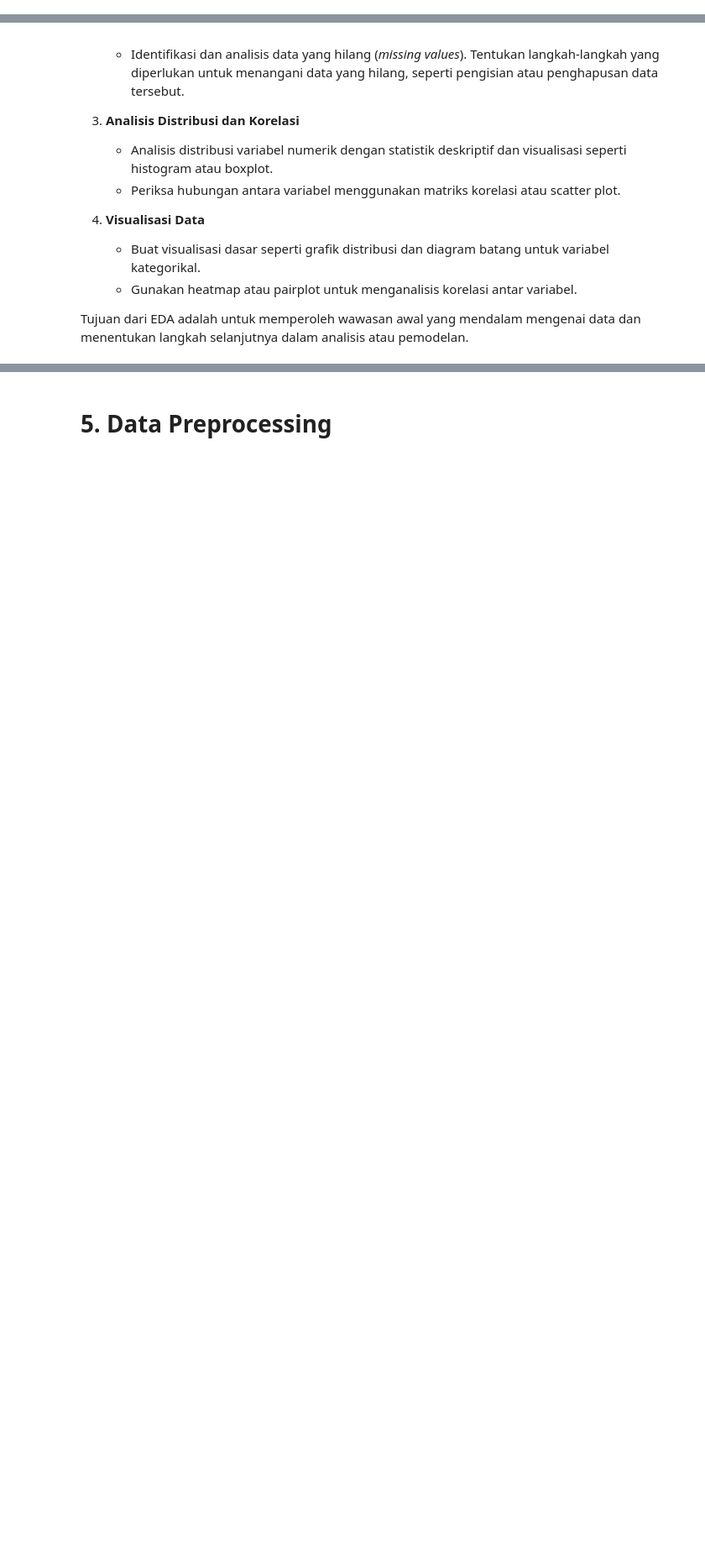
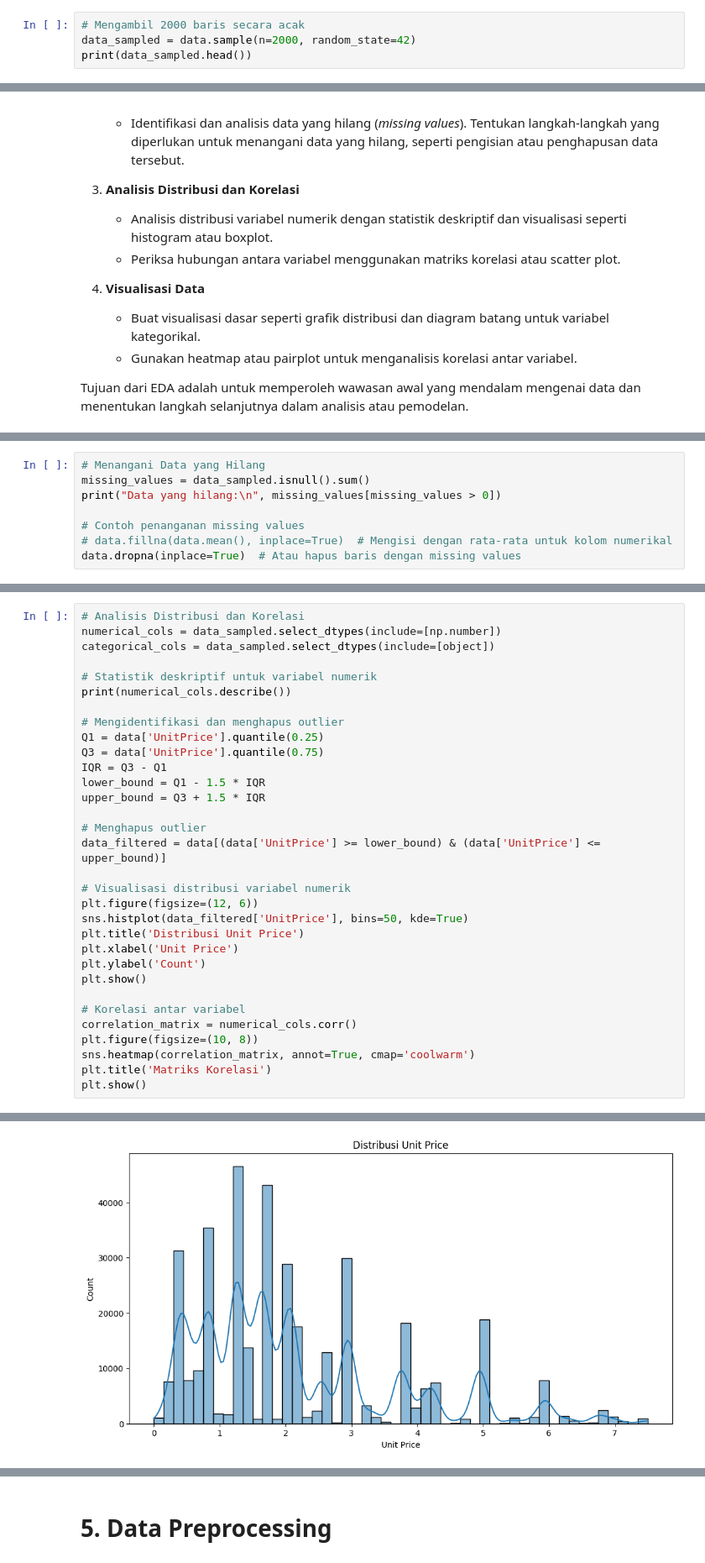
Before and after one commit to Loverzzz/E-commerceSales, a Jupyter notebook: [Clustering]_Submission_Akhir_BMLP_ReynaldoABT.ipynb, the cells around one changed output, grey strips where cells are left out. Shown: that part at 84% size. Cells and saved outputs as stored; diff of their text form; blank space fills up the shorter version.

```diff
--- a/[Clustering]_Submission_Akhir_BMLP_ReynaldoABT.ipynb
+++ b/[Clustering]_Submission_Akhir_BMLP_ReynaldoABT.ipynb
@@ -58,3 +57,7 @@ print(data.head())
 2  12/1/2010 8:26       2.75     17850.0  United Kingdom
 3  12/1/2010 8:26       3.39     17850.0  United Kingdom
 4  12/1/2010 8:26       3.39     17850.0  United Kingdom
+# %%
+# Mengambil 2000 baris secara acak
+data_sampled = data.sample(n=2000, random_state=42)
+print(data_sampled.head())
@@ -83,0 +115,8 @@ Tujuan dari EDA adalah untuk memperoleh wawasan awal yang mendalam mengenai data
+# %%
+# Menangani Data yang Hilang
+missing_values = data_sampled.isnull().sum()
+print("Data yang hilang:\n", missing_values[missing_values > 0])
+
+# Contoh penanganan missing values
+# data.fillna(data.mean(), inplace=True)  # Mengisi dengan rata-rata untuk kolom numerikal
+data.dropna(inplace=True)  # Atau hapus baris dengan missing values
@@ -83,0 +135,33 @@ Tujuan dari EDA adalah untuk memperoleh wawasan awal yang mendalam mengenai data
+# %%
+# Analisis Distribusi dan Korelasi
+numerical_cols = data_sampled.select_dtypes(include=[np.number])
+categorical_cols = data_sampled.select_dtypes(include=[object])
+
+# Statistik deskriptif untuk variabel numerik
+print(numerical_cols.describe())
+
+# Mengidentifikasi dan menghapus outlier
+Q1 = data['UnitPrice'].quantile(0.25)
+Q3 = data['UnitPrice'].quantile(0.75)
+IQR = Q3 - Q1
+lower_bound = Q1 - 1.5 * IQR
+upper_bound = Q3 + 1.5 * IQR
+
+# Menghapus outlier
+data_filtered = data[(data['UnitPrice'] >= lower_bound) & (data['UnitPrice'] <= upper_bound)]
+
+# Visualisasi distribusi variabel numerik
+plt.figure(figsize=(12, 6))
+sns.histplot(data_filtered['UnitPrice'], bins=50, kde=True)
+plt.title('Distribusi Unit Price')
+plt.xlabel('Unit Price')
+plt.ylabel('Count')
+plt.show()
+
+# Korelasi antar variabel
+correlation_matrix = numerical_cols.corr()
+plt.figure(figsize=(10, 8))
+sns.heatmap(correlation_matrix, annot=True, cmap='coolwarm')
+plt.title('Matriks Korelasi')
+plt.show()
+# %% [output]
@@ -83,0 +187 @@ Tujuan dari EDA adalah untuk memperoleh wawasan awal yang mendalam mengenai data
+[figure, added]
```
Also changed, not shown: parts of 20 cells of this notebook.
